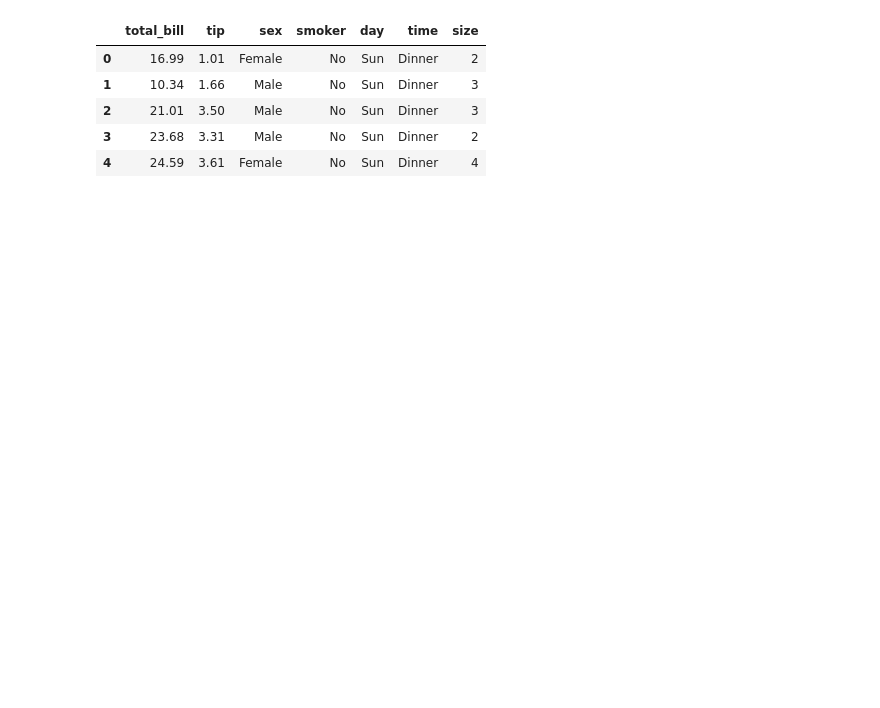
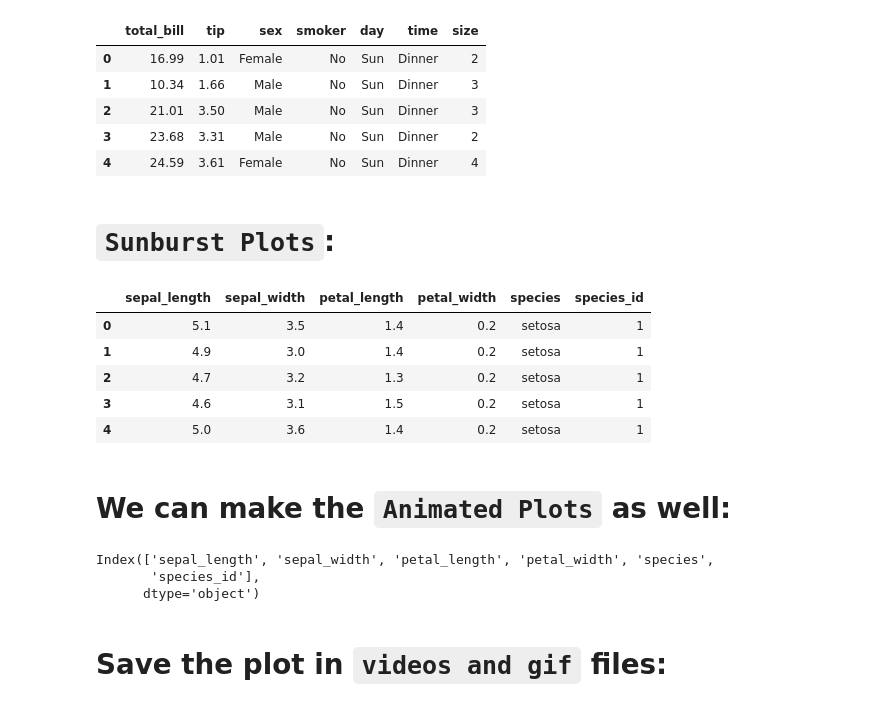
Before and after one commit to summaiyazafar/Learning, a Jupyter notebook: Practice/Python/Data_Visualization/tips_dataviz.ipynb, the cells around one changed output. Cells and saved outputs as stored; diff of their text form; code cells hidden in the pictures; blank space fills up the shorter version.

Commit message:
Geographical_plotly_in_datavi

```diff
--- a/Practice/Python/Data_Visualization/tips_dataviz.ipynb
+++ b/Practice/Python/Data_Visualization/tips_dataviz.ipynb
@@ -20,3 +20,16 @@ tips['size']=1
 fig=px.sunburst(tips, path=['sex', 'smoker', 'day', 'time'],
                 values='size', color='sex')
 fig.show()
+# %% [markdown]
+# `Sunburst Plots`:
+# %%
+import plotly.express as px
+df=px.data.iris()
+df.head()
+# %% [output]
+|  | sepal_length | sepal_width | petal_length | petal_width | species | species_id |
+| 0 | 5.1 | 3.5 | 1.4 | 0.2 | setosa | 1 |
+| 1 | 4.9 | 3.0 | 1.4 | 0.2 | setosa | 1 |
+| 2 | 4.7 | 3.2 | 1.3 | 0.2 | setosa | 1 |
+| 3 | 4.6 | 3.1 | 1.5 | 0.2 | setosa | 1 |
+| 4 | 5.0 | 3.6 | 1.4 | 0.2 | setosa | 1 |
@@ -22,0 +40,21 @@ fig.show()
+# %% [markdown]
+# We can make the `Animated Plots` as well:
+# %%
+import plotly.express as px
+
+# Load the Iris dataset
+df = px.data.iris()
+
+# Check the columns
+print(df.columns)
+
+# Create the scatter plot
+fig_1 = px.scatter(df, x='sepal_length', y='sepal_width', animation_frame='petal_width', animation_group='species', size='petal_width',
+                   log_x=True, size_max=55, range_x=[1,30], range_y=[1,50])
+fig_1.show()
+# %% [output]
+Index(['sepal_length', 'sepal_width', 'petal_length', 'petal_width', 'species',
+       'species_id'],
+      dtype='object')
+# %% [markdown]
+# Save the plot in `videos and gif` files:
```
Also changed, not shown: parts of 1 cell of this notebook, 2 other files.
